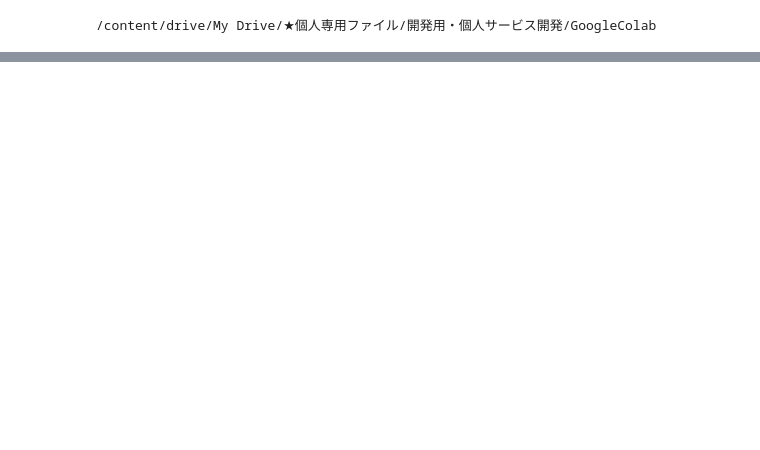
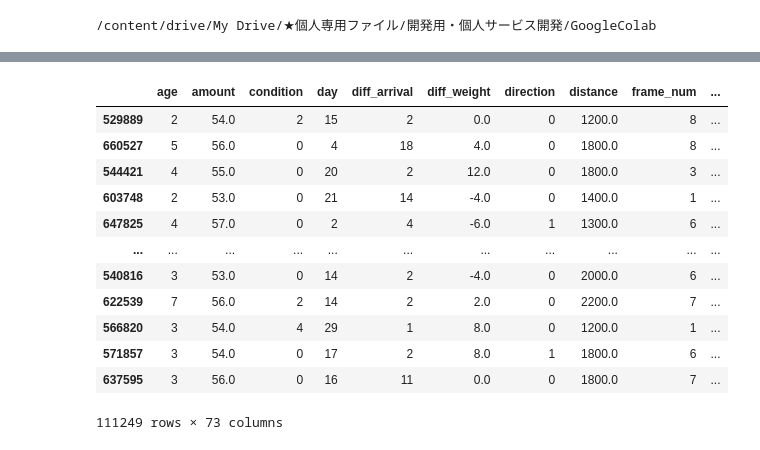
Before and after one commit to TokyoYoshida/GoogleColab, a Jupyter notebook: playground_deep_learning_keiba.ipynb, the cells around one changed output, grey strips where cells are left out. Saved outputs shown, nothing was run; the diff lists cells and outputs as text; code cells hidden in the pictures; blank space fills up the shorter version.

```diff
--- a/playground_deep_learning_keiba.ipynb
+++ b/playground_deep_learning_keiba.ipynb
@@ -321,3 +371,19 @@ result =  pd.concat([ predict.reset_index(),testorg.reset_index()],axis=1)
+# %%
+testorg_sampled
+# %% [output]
+|  | age | amount | condition | day | diff_arrival | diff_weight | direction | distance | frame_num | ... |
+| 529889 | 2 | 54.0 | 2 | 15 | 2 | 0.0 | 0 | 1200.0 | 8 | ... |
+| 660527 | 5 | 56.0 | 0 | 4 | 18 | 4.0 | 0 | 1800.0 | 8 | ... |
+| 544421 | 4 | 55.0 | 0 | 20 | 2 | 12.0 | 0 | 1800.0 | 3 | ... |
+| 603748 | 2 | 53.0 | 0 | 21 | 14 | -4.0 | 0 | 1400.0 | 1 | ... |
+| 647825 | 4 | 57.0 | 0 | 2 | 4 | -6.0 | 1 | 1300.0 | 6 | ... |
+| ... | ... | ... | ... | ... | ... | ... | ... | ... | ... | ... |
+| 540816 | 3 | 53.0 | 0 | 14 | 2 | -4.0 | 0 | 2000.0 | 6 | ... |
+| 622539 | 7 | 56.0 | 2 | 14 | 2 | 2.0 | 0 | 2200.0 | 7 | ... |
+| 566820 | 3 | 54.0 | 4 | 29 | 1 | 8.0 | 0 | 1200.0 | 1 | ... |
+| 571857 | 3 | 54.0 | 0 | 17 | 2 | 8.0 | 1 | 1800.0 | 6 | ... |
+| 637595 | 3 | 56.0 | 0 | 16 | 11 | 0.0 | 0 | 1800.0 | 7 | ... |
+111249 rows × 73 columns
 # %%
 result["final_return"] = result["return"]
 result.loc[result["return"] == 0, "final_return"] = -1
```
Also changed, not shown: parts of 49 cells of this notebook.
